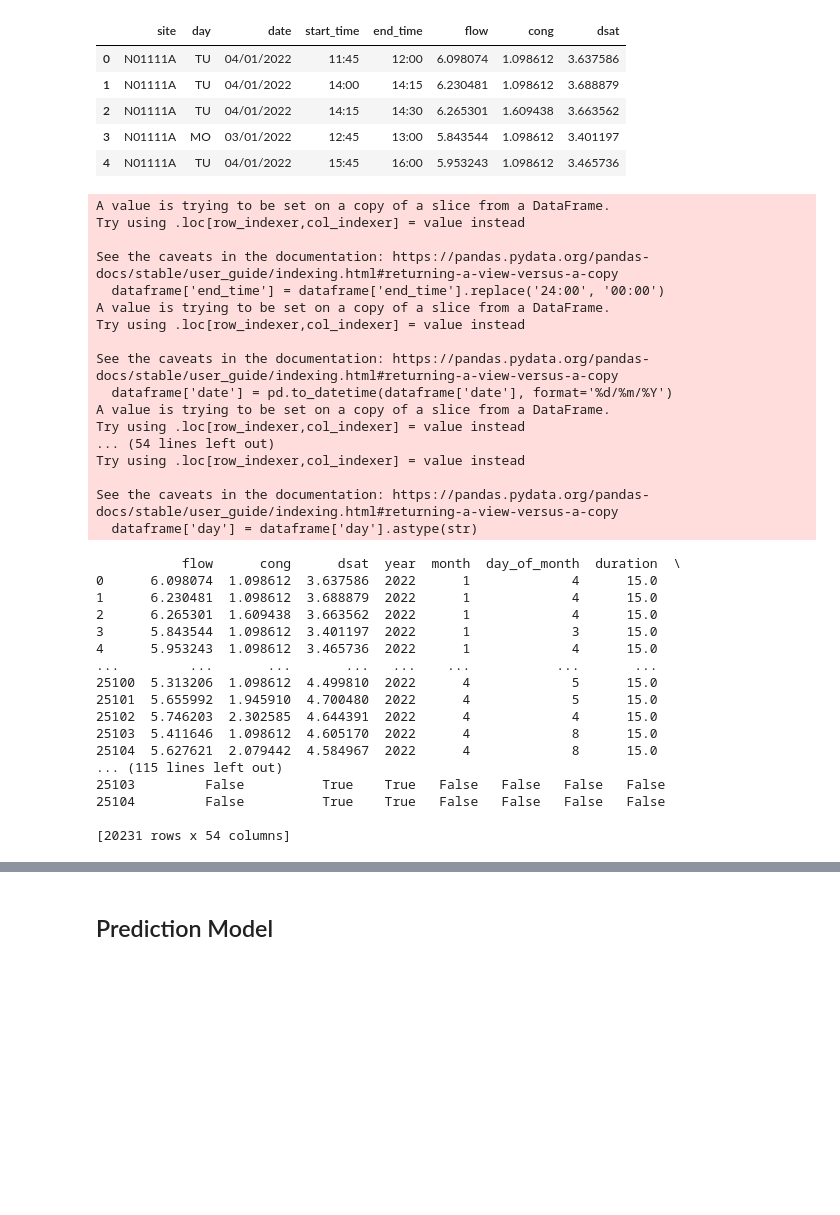
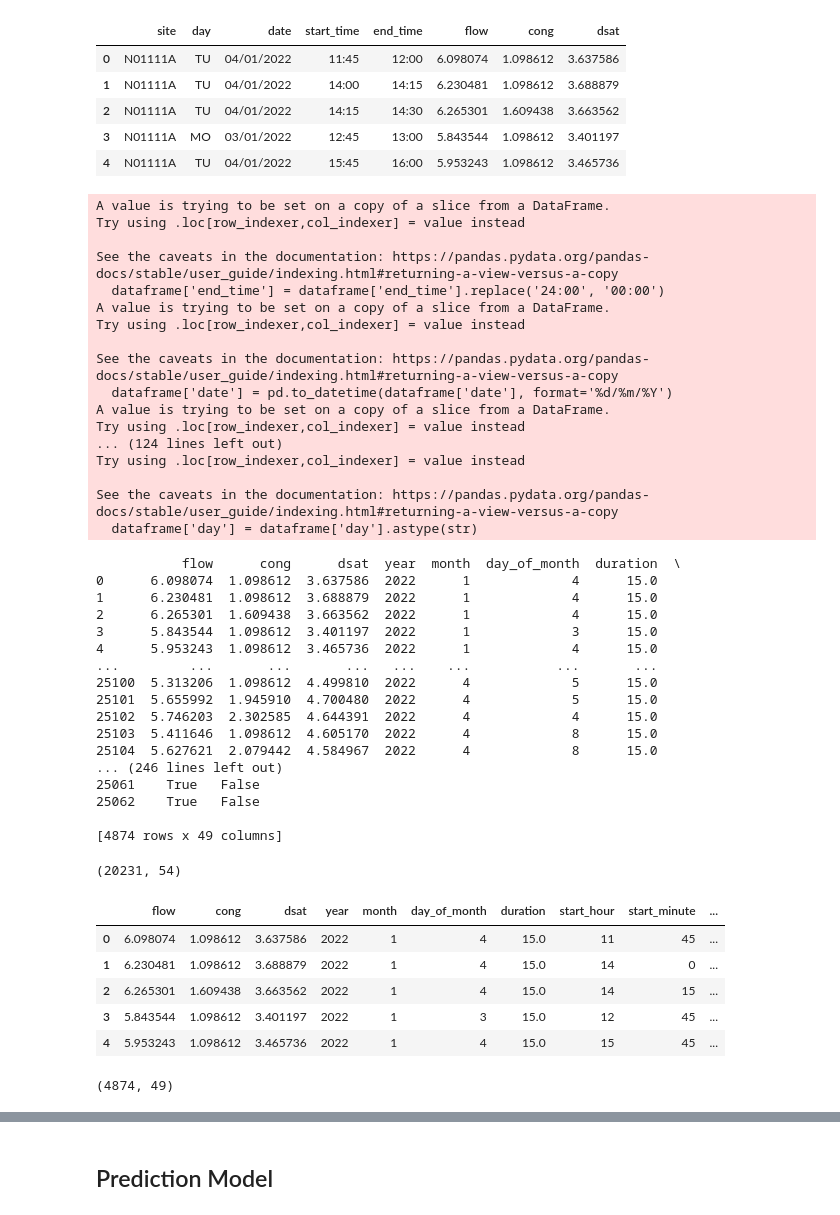
Before and after one commit to aoddev232/FinalYearProject, a Jupyter notebook: Source/predictionModel.ipynb, the cells around one changed output, grey strips where cells are left out. Cells and saved outputs as stored; diff of their text form; code cells hidden in the pictures; blank space fills up the shorter version.

```diff
--- a/Source/predictionModel.ipynb
+++ b/Source/predictionModel.ipynb
@@ -216,6 +216,7 @@ df_weekday.head(5)
 | 4 | N01111A | TU | 04/01/2022 | 15:45 | 16:00 | 5.953243 | 1.098612 | 3.465736 |
 # %%
 df_weekday = reformatDatafram(df_weekday)
+df_weekend = reformatDatafram(df_weekend)
 # %% [output]
 A value is trying to be set on a copy of a slice from a DataFrame.
 Try using .loc[row_indexer,col_indexer] = value instead
@@ -229,7 +230,7 @@ See the caveats in the documentation: https://pandas.pydata.org/pandas-docs/stab
   dataframe['date'] = pd.to_datetime(dataframe['date'], format='%d/%m/%Y')
 A value is trying to be set on a copy of a slice from a DataFrame.
 Try using .loc[row_indexer,col_indexer] = value instead
-... (54 lines left out)
+... (124 lines left out)
 Try using .loc[row_indexer,col_indexer] = value instead
 
 See the caveats in the documentation: https://pandas.pydata.org/pandas-docs/stable/user_guide/indexing.html#returning-a-view-versus-a-copy
@@ -240,6 +241,7 @@ pd.set_option('display.max_columns', None)
 
 # Now, when you display your DataFrame, all columns will be shown
 print(df_weekday)
+print(df_weekend)
 # %% [output]
            flow      cong      dsat  year  month  day_of_month  duration  \
 0      6.098074  1.098612  3.637586  2022      1             4      15.0
@@ -253,8 +255,25 @@ print(df_weekday)
 25102  5.746203  2.302585  4.644391  2022      4             4      15.0
 25103  5.411646  1.098612  4.605170  2022      4             8      15.0
 25104  5.627621  2.079442  4.584967  2022      4             8      15.0
-... (115 lines left out)
-25103         False          True    True   False   False   False   False
-25104         False          True    True   False   False   False   False
+... (246 lines left out)
+25061    True   False
+25062    True   False
 
-[20231 rows x 54 columns]
+[4874 rows x 49 columns]
+# %%
+df_weekday.shape
+# %% [output]
+(20231, 54)
+# %%
+df_weekday.head(5)
+# %% [output]
+|  | flow | cong | dsat | year | month | day_of_month | duration | start_hour | start_minute | ... |
+| 0 | 6.098074 | 1.098612 | 3.637586 | 2022 | 1 | 4 | 15.0 | 11 | 45 | ... |
+| 1 | 6.230481 | 1.098612 | 3.688879 | 2022 | 1 | 4 | 15.0 | 14 | 0 | ... |
+| 2 | 6.265301 | 1.609438 | 3.663562 | 2022 | 1 | 4 | 15.0 | 14 | 15 | ... |
+| 3 | 5.843544 | 1.098612 | 3.401197 | 2022 | 1 | 3 | 15.0 | 12 | 45 | ... |
+| 4 | 5.953243 | 1.098612 | 3.465736 | 2022 | 1 | 4 | 15.0 | 15 | 45 | ... |
+# %%
+df_weekend.shape
+# %% [output]
+(4874, 49)
```
Also changed, not shown: parts of 19 cells of this notebook, 4 other files.
